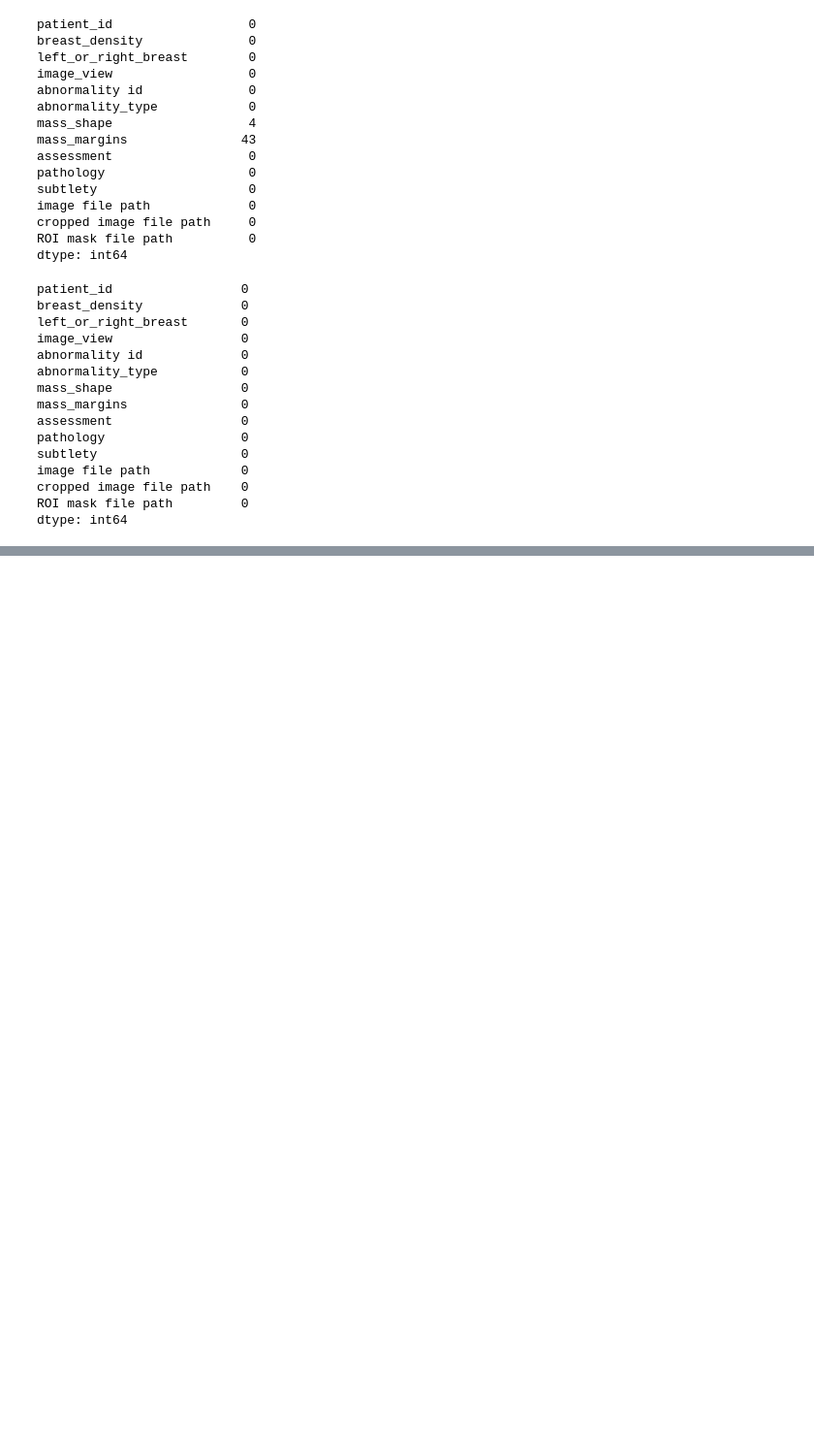
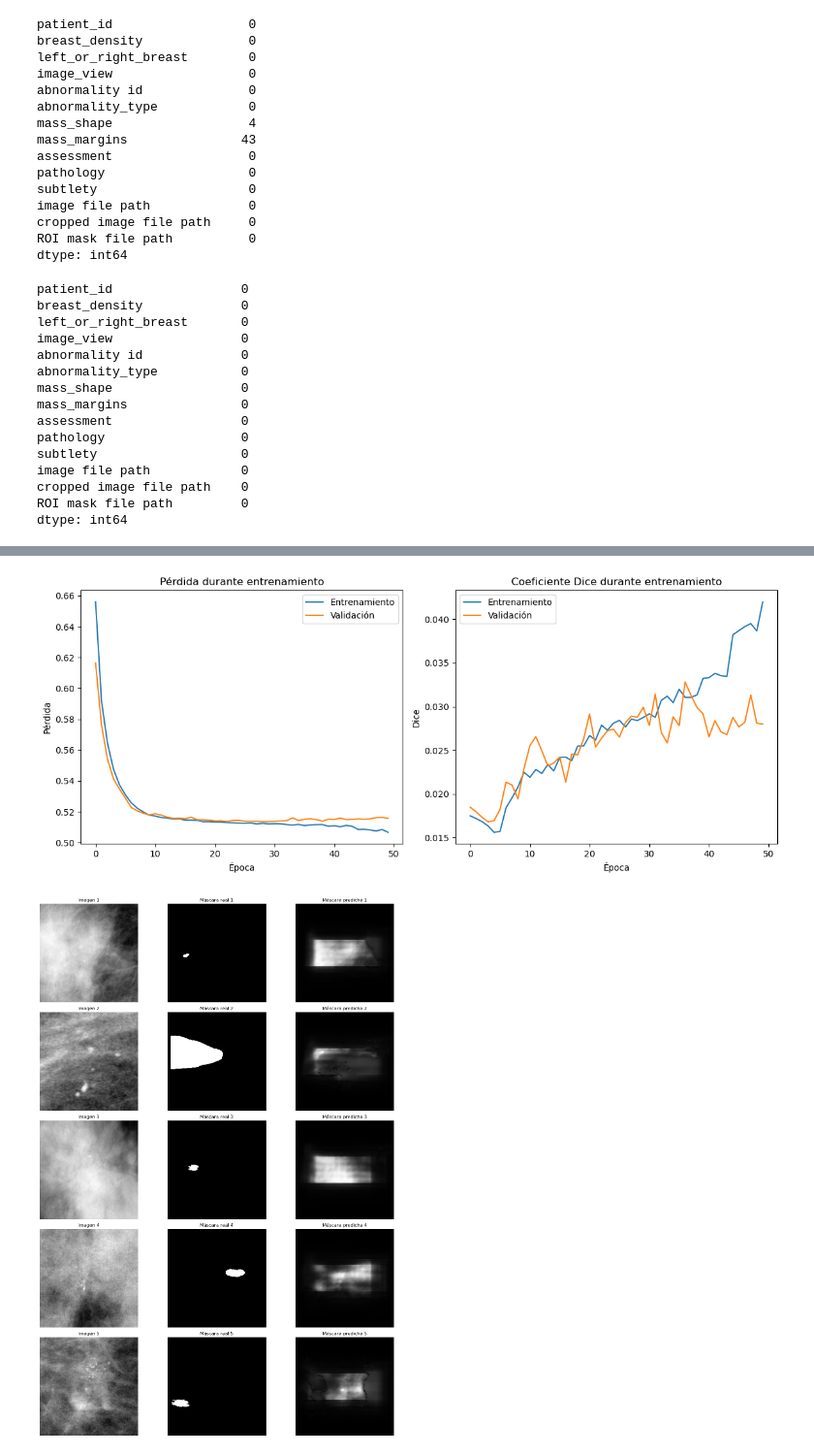
Before and after one commit to higlesiasvd/BreastCareAI, a Jupyter notebook: scripts/CV-AML/N01_Unet.ipynb, the cells around one changed output, grey strips where cells are left out. Shown at 97% size. Drawn from its saved outputs; the diff is of its cells as text; code cells hidden in the pictures; blank space fills up the shorter version.

Commit message:
Primer entrenamiento u-net

```diff
--- a/scripts/CV-AML/N01_Unet.ipynb
+++ b/scripts/CV-AML/N01_Unet.ipynb
@@ -353,0 +804,77 @@ dtype: int64
+# %%
+# Visualizar historia del entrenamiento
+def plot_training_history(history):
+    plt.figure(figsize=(12, 5))
+
+    # Pérdida
+    plt.subplot(1, 2, 1)
+    plt.plot(history['train_loss'], label='Entrenamiento')
+    plt.plot(history['val_loss'], label='Validación')
+    plt.title('Pérdida durante entrenamiento')
+    plt.xlabel('Época')
+    plt.ylabel('Pérdida')
+    plt.legend()
+
+    # Dice
+    plt.subplot(1, 2, 2)
+    plt.plot(history['train_dice'], label='Entrenamiento')
+    plt.plot(history['val_dice'], label='Validación')
+    plt.title('Coeficiente Dice durante entrenamiento')
+    plt.xlabel('Época')
+    plt.ylabel('Dice')
+    plt.legend()
+
+    plt.tight_layout()
+    plt.savefig('training_history.png')
+    plt.show()
+
+# Visualizar predicciones
+def visualize_predictions(model, test_dataset, num_samples=5):
+    model.eval()
+    plt.figure(figsize=(15, 4*num_samples))
+
+    indices = np.random.choice(len(test_dataset), num_samples, replace=False)
+
+    for i, idx in enumerate(indices):
+        image, true_mask = test_dataset[idx]
+
+        # Añadir dimensión de batch y mover a dispositivo
+        image = image.unsqueeze(0).to(device)
+
+        # Predecir
+        with torch.no_grad():
+            pred_mask = model(image)
+
+        # Convertir a numpy para visualizar
+        image = image.squeeze().cpu().numpy()
+        true_mask = true_mask.squeeze().cpu().numpy()
+        pred_mask = pred_mask.squeeze().cpu().numpy()
+
+        # Visualizar resultados
+        plt.subplot(num_samples, 3, i*3+1)
+        plt.imshow(image, cmap='gray')
+        plt.title(f'Imagen {i+1}')
+        plt.axis('off')
+
+        plt.subplot(num_samples, 3, i*3+2)
+        plt.imshow(true_mask, cmap='gray')
+        plt.title(f'Máscara real {i+1}')
+        plt.axis('off')
+
+        plt.subplot(num_samples, 3, i*3+3)
+        plt.imshow(pred_mask, cmap='gray')
+        plt.title(f'Máscara predicha {i+1}')
+        plt.axis('off')
+
+    plt.tight_layout()
+    plt.savefig('predictions.png')
+    plt.show()
+
+# Visualizar historia del entrenamiento
+plot_training_history(history)
+
+# Visualizar predicciones
+visualize_predictions(trained_model, test_dataset)
+# %% [output]
+[figure, added]
+[figure, added]
```
Also changed, not shown: parts of 10 cells of this notebook.
